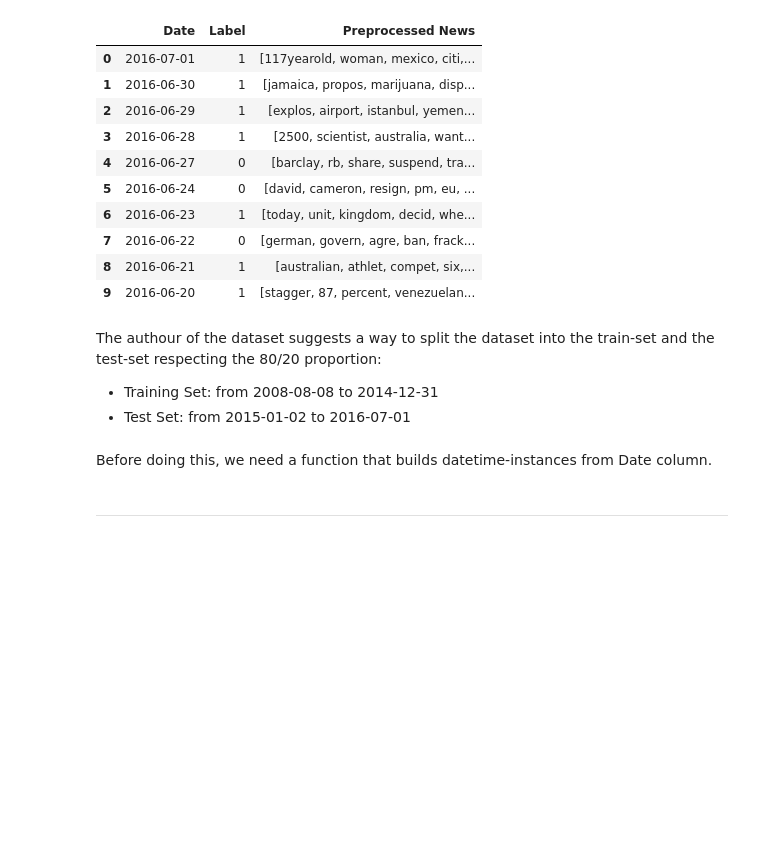
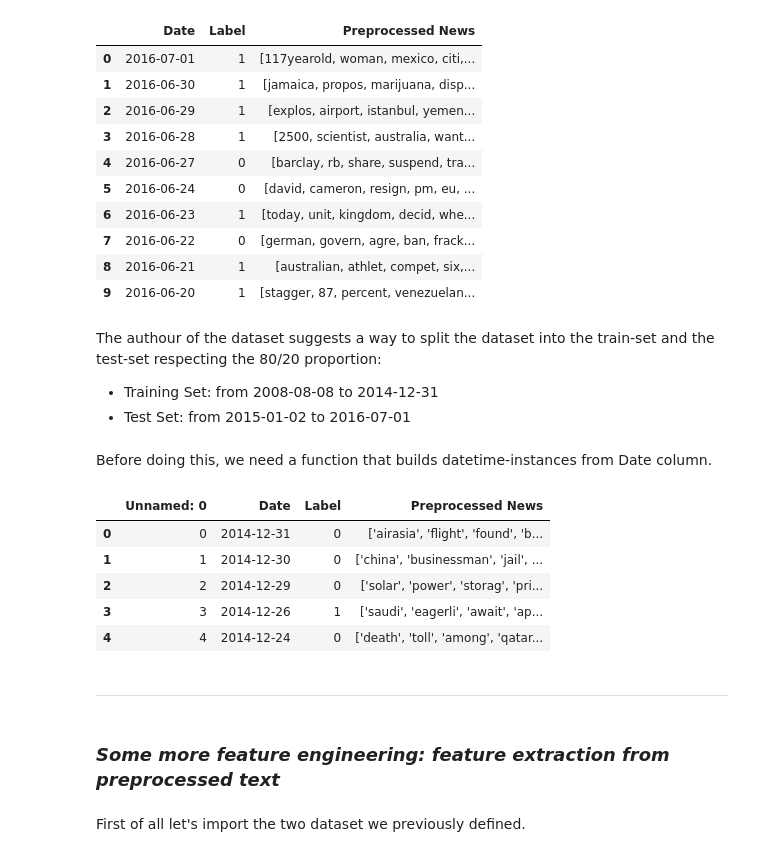
Before and after one commit to LeoDiNino97/FDS_final_project, a Jupyter notebook: main.ipynb, the cells around one changed output. Saved outputs shown, nothing was run; the diff lists cells and outputs as text; code cells hidden in the pictures; blank space fills up the shorter version.

```diff
--- a/main.ipynb
+++ b/main.ipynb
@@ -187,10 +187,23 @@ def string_to_datetime(stringed:string):
 # %%
 final_dataset['Date'] = final_dataset['Date'].map(lambda text:string_to_datetime(text))
 # %%
-train_set = final_dataset[(final_dataset.Date >= string_to_datetime('2008-08-08')) & (final_dataset.Date <= string_to_datetime('2014-12-31'))]
-test_set = final_dataset[(final_dataset.Date >= string_to_datetime('2015-01-02')) & (final_dataset.Date <= string_to_datetime('2016-07-01'))]
+train_set = final_dataset[(final_dataset.Date >= string_to_datetime('2008-08-08')) & (final_dataset.Date <= string_to_datetime('2014-12-31'))].reset_index(drop=True)
+test_set = final_dataset[(final_dataset.Date >= string_to_datetime('2015-01-02')) & (final_dataset.Date <= string_to_datetime('2016-07-01'))].reset_index(drop=True)
+# %%
+train_set.head()
+# %% [output]
+|  | Unnamed: 0 | Date | Label | Preprocessed News |
+| 0 | 0 | 2014-12-31 | 0 | ['airasia', 'flight', 'found', 'b... |
+| 1 | 1 | 2014-12-30 | 0 | ['china', 'businessman', 'jail', ... |
+| 2 | 2 | 2014-12-29 | 0 | ['solar', 'power', 'storag', 'pri... |
+| 3 | 3 | 2014-12-26 | 1 | ['saudi', 'eagerli', 'await', 'ap... |
+| 4 | 4 | 2014-12-24 | 0 | ['death', 'toll', 'among', 'qatar... |
 # %%
 train_set.to_csv('engineered_datasets/train_set.csv')
 test_set.to_csv('engineered_datasets/test_set.csv')
 # %% [markdown]
 __________________________
+# %% [markdown]
+### *Some more feature engineering: feature extraction from preprocessed text*
+# %% [markdown]
+First of all let's import the two dataset we previously defined.
```
Also changed, not shown: parts of 2 cells of this notebook, 1 other file.
